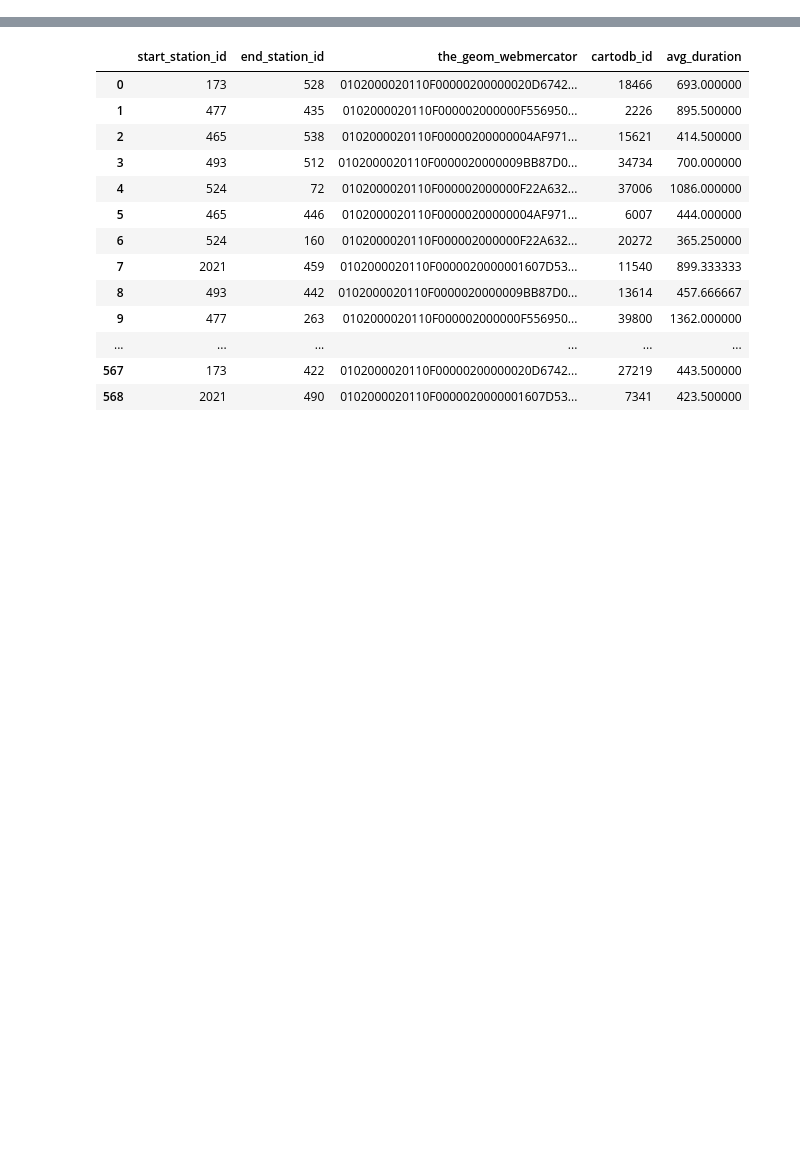
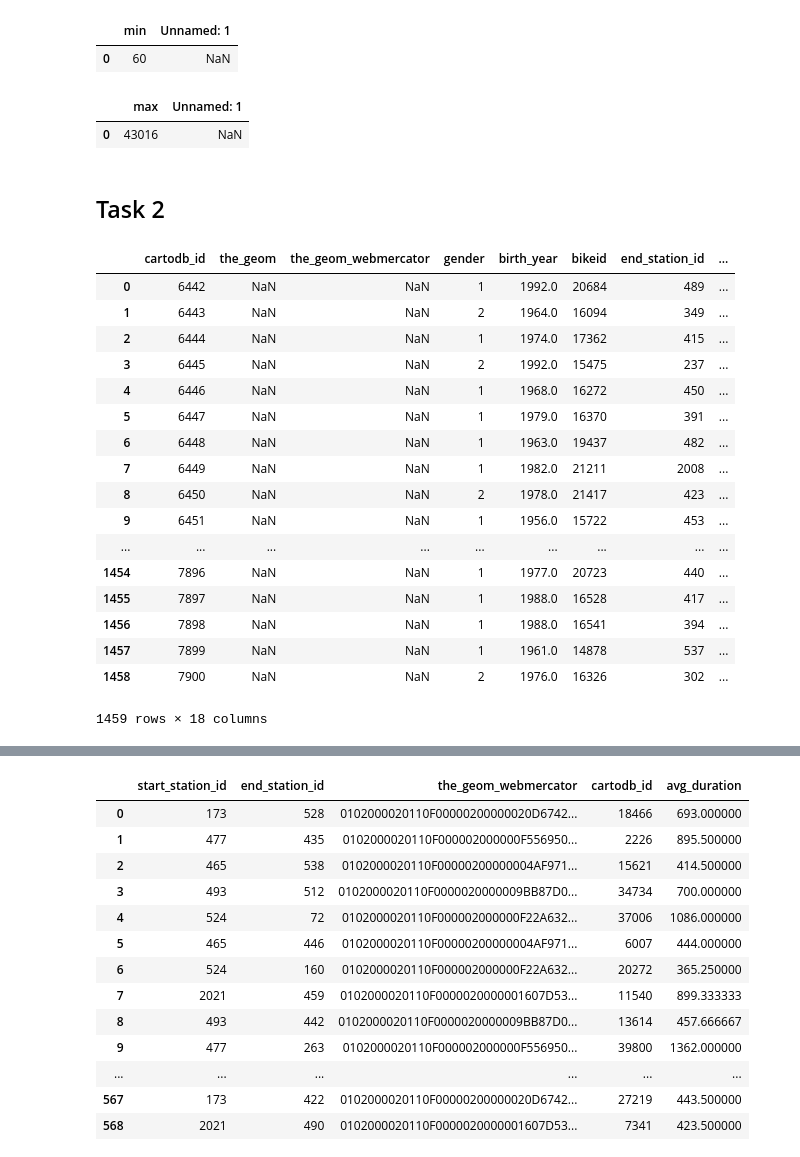
Before and after one commit to ep2247/PUI2017_ep2247, a Jupyter notebook: HW7_ep2247/HW7_2_ep2247.ipynb, the cells around one changed output, grey strips where cells are left out. Saved outputs shown, nothing was run; the diff lists cells and outputs as text; code cells hidden in the pictures; blank space fills up the shorter version.

```diff
--- a/HW7_ep2247/HW7_2_ep2247.ipynb
+++ b/HW7_ep2247/HW7_2_ep2247.ipynb
@@ -39,0 +228,5 @@ def queryCartoDB(query, format='CSV', source=SQL_SOURCE):
+# %%
+pd.read_csv(StringIO.StringIO(queryCartoDB(test1i)), sep=',')
+# %% [output]
+|  | min | Unnamed: 1 |
+| 0 | 60 | NaN |
@@ -39,0 +240,37 @@ def queryCartoDB(query, format='CSV', source=SQL_SOURCE):
+# %%
+pd.read_csv(StringIO.StringIO(queryCartoDB(test1j)), sep=',')
+# %% [output]
+|  | max | Unnamed: 1 |
+| 0 | 43016 | NaN |
+# %% [markdown]
+## Task 2
+# %%
+#select trips started on 02-02-2015 only
+test2a = '''
+SELECT * FROM citibike
+
+WHERE starttime >= '2015-02-02 00:00'
+
+AND starttime < '2015-02-03 00:00'
+'''
+# %%
+pd.read_csv(StringIO.StringIO(queryCartoDB(test2a)), sep=',')
+# %% [output]
+|  | cartodb_id | the_geom | the_geom_webmercator | gender | birth_year | bikeid | end_station_id | ... |
+| 0 | 6442 | NaN | NaN | 1 | 1992.0 | 20684 | 489 | ... |
+| 1 | 6443 | NaN | NaN | 2 | 1964.0 | 16094 | 349 | ... |
+| 2 | 6444 | NaN | NaN | 1 | 1974.0 | 17362 | 415 | ... |
+| 3 | 6445 | NaN | NaN | 2 | 1992.0 | 15475 | 237 | ... |
+| 4 | 6446 | NaN | NaN | 1 | 1968.0 | 16272 | 450 | ... |
+| 5 | 6447 | NaN | NaN | 1 | 1979.0 | 16370 | 391 | ... |
+| 6 | 6448 | NaN | NaN | 1 | 1963.0 | 19437 | 482 | ... |
+| 7 | 6449 | NaN | NaN | 1 | 1982.0 | 21211 | 2008 | ... |
+| 8 | 6450 | NaN | NaN | 2 | 1978.0 | 21417 | 423 | ... |
+| 9 | 6451 | NaN | NaN | 1 | 1956.0 | 15722 | 453 | ... |
+| ... | ... | ... | ... | ... | ... | ... | ... | ... |
+| 1454 | 7896 | NaN | NaN | 1 | 1977.0 | 20723 | 440 | ... |
+| 1455 | 7897 | NaN | NaN | 1 | 1988.0 | 16528 | 417 | ... |
+| 1456 | 7898 | NaN | NaN | 1 | 1988.0 | 16541 | 394 | ... |
+| 1457 | 7899 | NaN | NaN | 1 | 1961.0 | 14878 | 537 | ... |
+| 1458 | 7900 | NaN | NaN | 2 | 1976.0 | 16326 | 302 | ... |
+1459 rows × 18 columns
```
Also changed, not shown: parts of 38 cells of this notebook.
